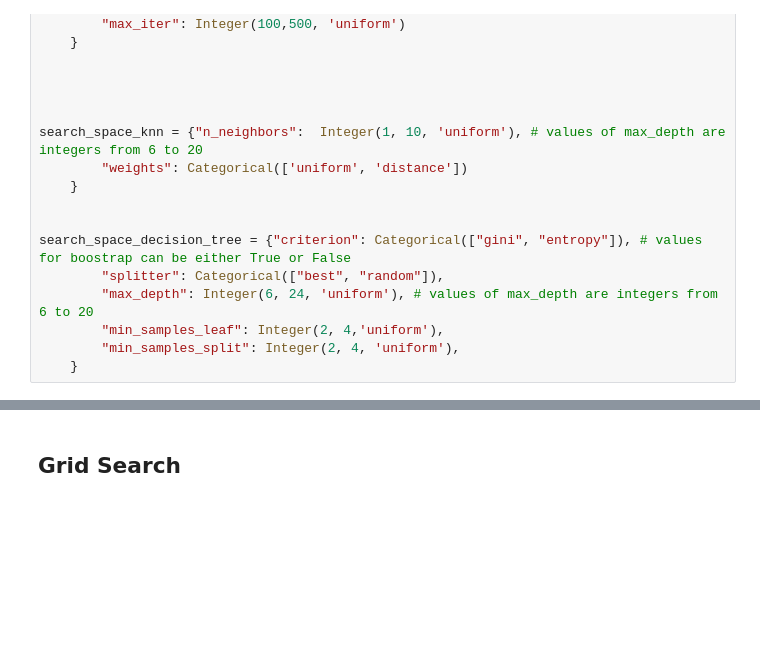
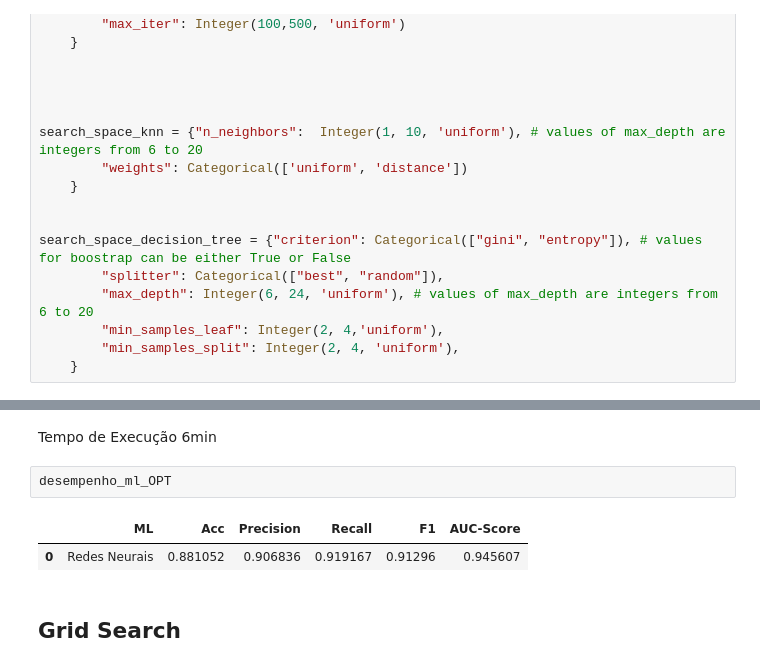
Before and after one commit to mrelero/machine-learning-anatel-database, a Jupyter notebook: Paper2/Model1.ipynb, the cells around one changed output, grey strips where cells are left out. Saved outputs shown, nothing was run; the diff lists cells and outputs as text; blank space fills up the shorter version.

```diff
--- a/Paper2/Model1.ipynb
+++ b/Paper2/Model1.ipynb
@@ -387,3 +428,10 @@ search_space_decision_tree = {"criterion": Categorical(["gini", "entropy"]), # v
+# %% [markdown]
+Tempo de Execução 6min
+# %%
+desempenho_ml_OPT
+# %% [output]
+|  | ML | Acc | Precision | Recall | F1 | AUC-Score |
+| 0 | Redes Neurais | 0.881052 | 0.906836 | 0.919167 | 0.91296 | 0.945607 |
 # %% [markdown]
 ## Grid Search
 # %%
```
Also changed, not shown: parts of 1 cell of this notebook.
